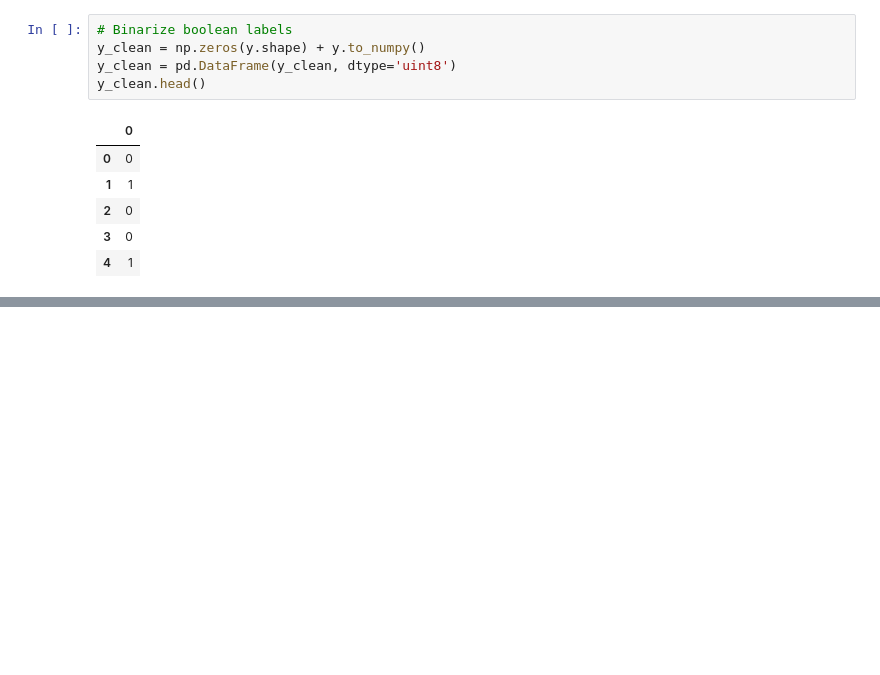
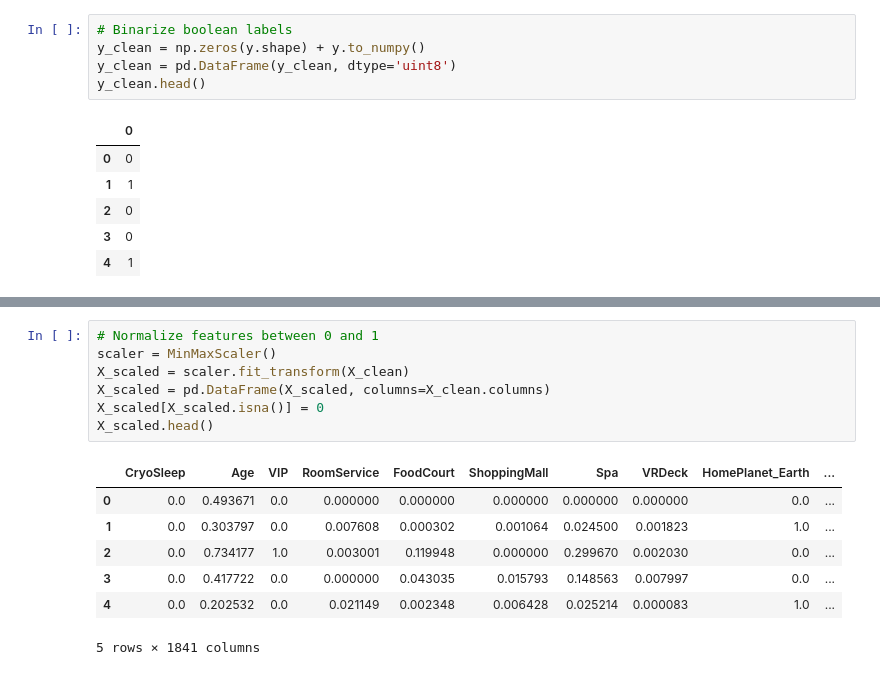
Before and after one commit to cmdecker95/spaceship_titanic, a Jupyter notebook: spaceship_titanic.ipynb, the cells around one changed output, grey strips where cells are left out. Saved outputs shown, nothing was run; the diff lists cells and outputs as text; blank space fills up the shorter version.

```diff
--- a/spaceship_titanic.ipynb
+++ b/spaceship_titanic.ipynb
@@ -219,0 +219,15 @@ clf.score(X_val, y_val)
+# %%
+# Normalize features between 0 and 1
+scaler = MinMaxScaler()
+X_scaled = scaler.fit_transform(X_clean)
+X_scaled = pd.DataFrame(X_scaled, columns=X_clean.columns)
+X_scaled[X_scaled.isna()] = 0
+X_scaled.head()
+# %% [output]
+|  | CryoSleep | Age | VIP | RoomService | FoodCourt | ShoppingMall | Spa | VRDeck | HomePlanet_Earth | ... |
+| 0 | 0.0 | 0.493671 | 0.0 | 0.000000 | 0.000000 | 0.000000 | 0.000000 | 0.000000 | 0.0 | ... |
+| 1 | 0.0 | 0.303797 | 0.0 | 0.007608 | 0.000302 | 0.001064 | 0.024500 | 0.001823 | 1.0 | ... |
+| 2 | 0.0 | 0.734177 | 1.0 | 0.003001 | 0.119948 | 0.000000 | 0.299670 | 0.002030 | 0.0 | ... |
+| 3 | 0.0 | 0.417722 | 0.0 | 0.000000 | 0.043035 | 0.015793 | 0.148563 | 0.007997 | 0.0 | ... |
+| 4 | 0.0 | 0.202532 | 0.0 | 0.021149 | 0.002348 | 0.006428 | 0.025214 | 0.000083 | 1.0 | ... |
+5 rows × 1841 columns
```
Also changed, not shown: parts of 80 cells of this notebook, 2 other files.
